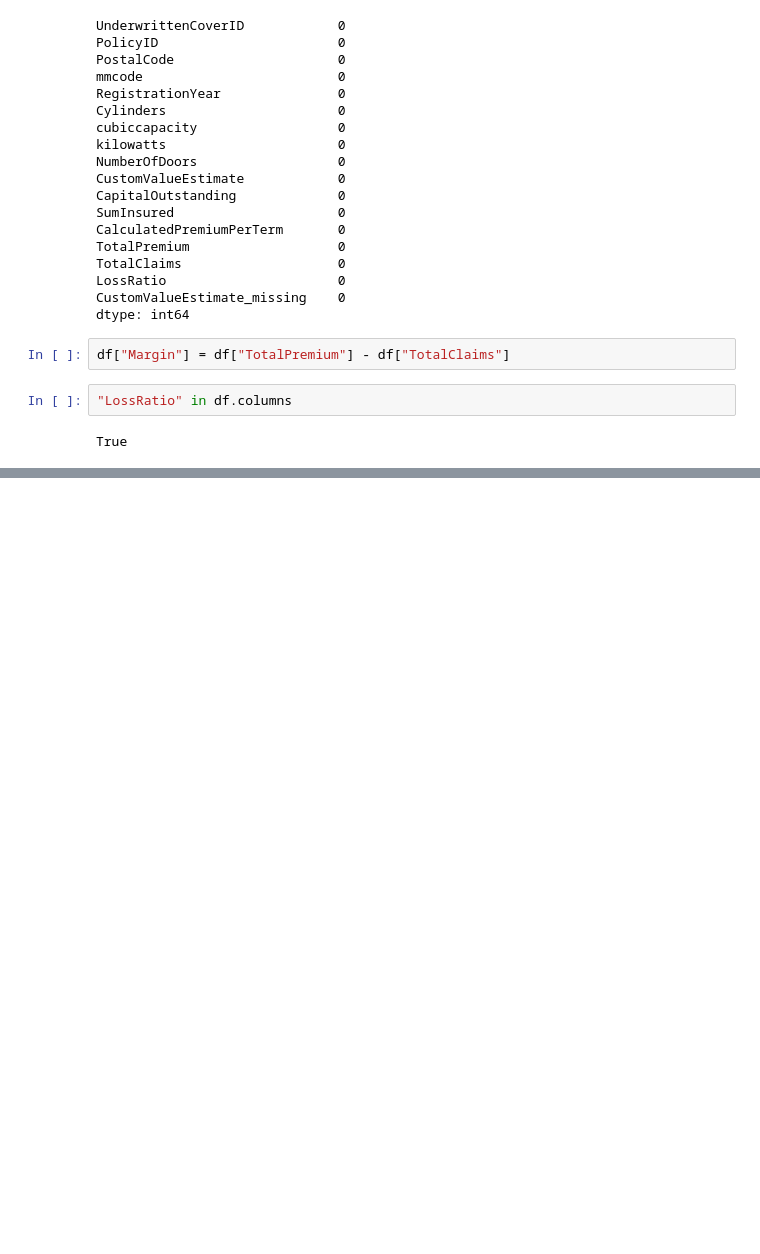
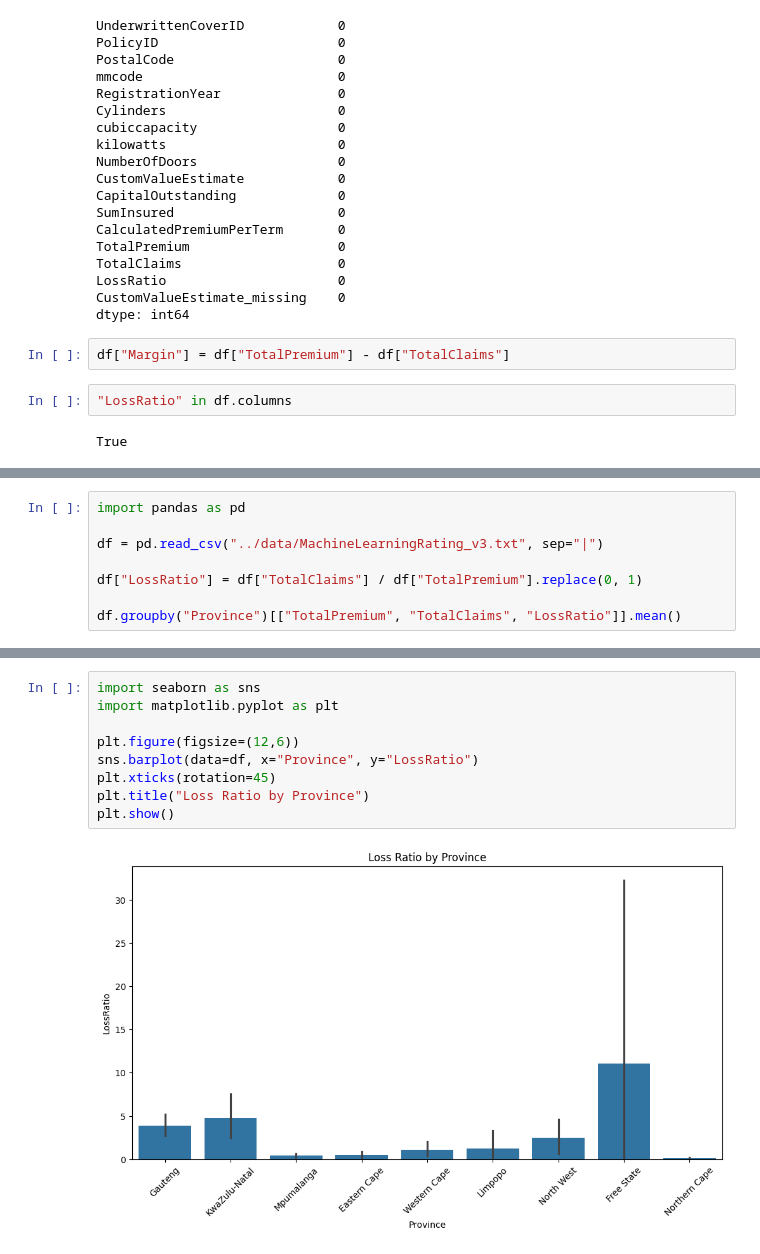
Before and after one commit to redietwogayehu/insurance-risk-analytics, a Jupyter notebook: notebooks/01_eda.ipynb, the cells around one changed output, grey strips where cells are left out. Drawn from its saved outputs; the diff is of its cells as text; blank space fills up the shorter version.

```diff
--- a/notebooks/01_eda.ipynb
+++ b/notebooks/01_eda.ipynb
@@ -196,0 +226,8 @@ True
+# %%
+import pandas as pd
+
+df = pd.read_csv("../data/MachineLearningRating_v3.txt", sep="|")
+
+df["LossRatio"] = df["TotalClaims"] / df["TotalPremium"].replace(0, 1)
+
+df.groupby("Province")[["TotalPremium", "TotalClaims", "LossRatio"]].mean()
@@ -196,0 +246,11 @@ True
+# %%
+import seaborn as sns
+import matplotlib.pyplot as plt
+
+plt.figure(figsize=(12,6))
+sns.barplot(data=df, x="Province", y="LossRatio")
+plt.xticks(rotation=45)
+plt.title("Loss Ratio by Province")
+plt.show()
+# %% [output]
+[figure, added]
```
Also changed, not shown: parts of 10 cells of this notebook.
